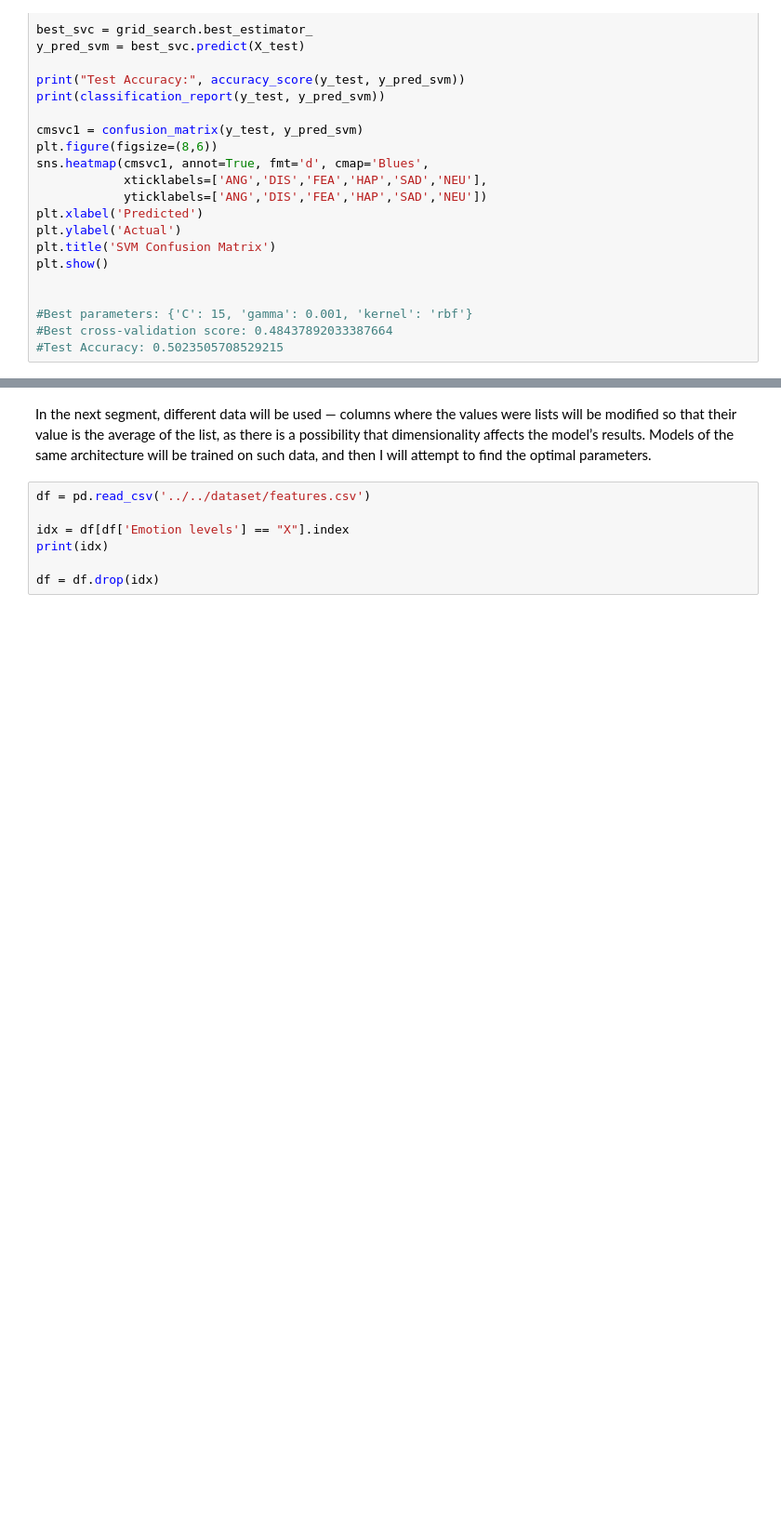
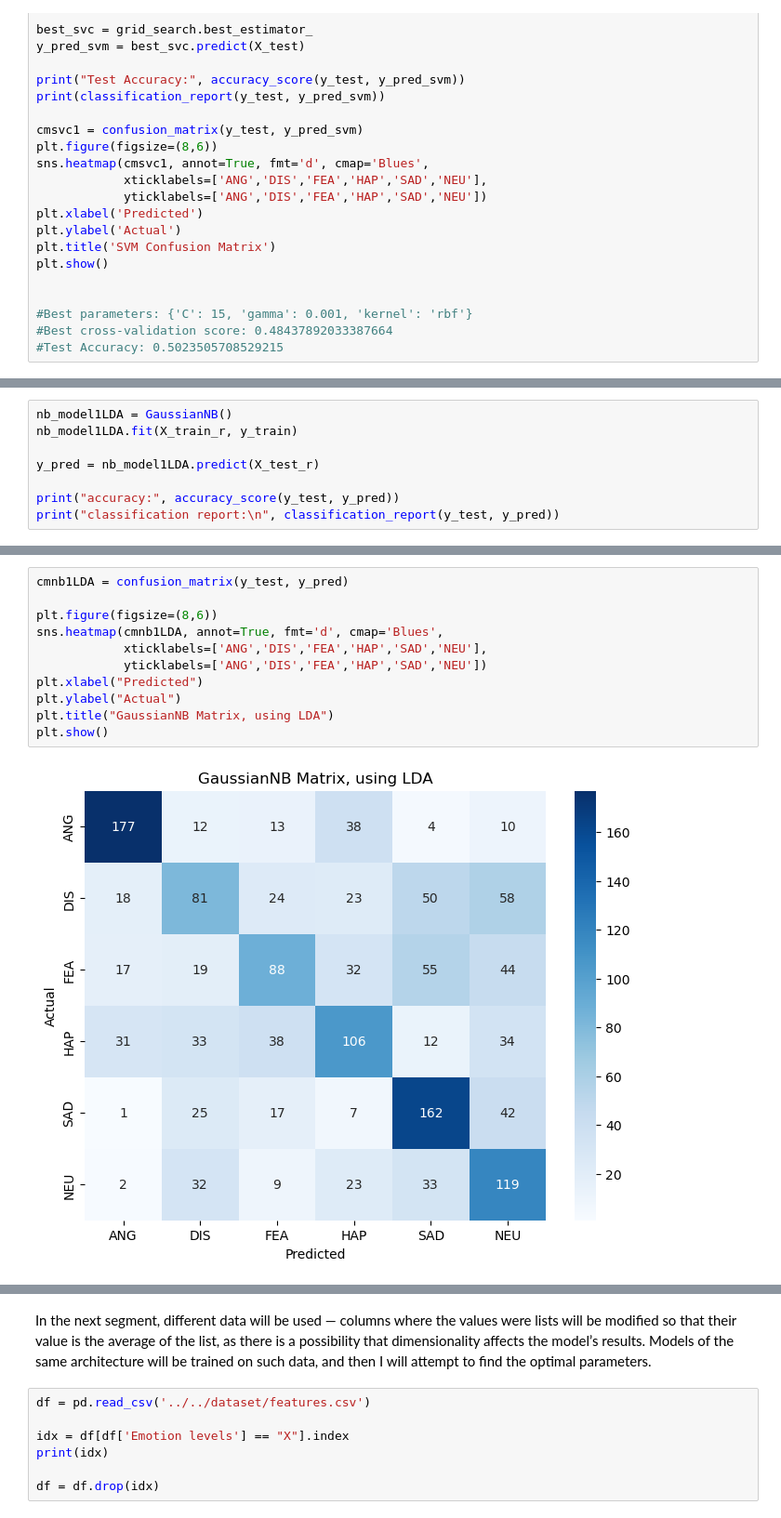
Before and after one commit to MilicaRadojevic/voice_emotion_recognition, a Jupyter notebook: src/notebooks/model-training.ipynb, the cells around one changed output, grey strips where cells are left out. Shown at 93% size. Drawn from its saved outputs; the diff is of its cells as text; blank space fills up the shorter version.

```diff
--- a/src/notebooks/model-training.ipynb
+++ b/src/notebooks/model-training.ipynb
@@ -346,0 +661,8 @@ plt.show()
+# %%
+nb_model1LDA = GaussianNB()
+nb_model1LDA.fit(X_train_r, y_train)
+
+y_pred = nb_model1LDA.predict(X_test_r)
+
+print("accuracy:", accuracy_score(y_test, y_pred))
+print("classification report:\n", classification_report(y_test, y_pred))
@@ -346,0 +684,13 @@ plt.show()
+# %%
+cmnb1LDA = confusion_matrix(y_test, y_pred)
+
+plt.figure(figsize=(8,6))
+sns.heatmap(cmnb1LDA, annot=True, fmt='d', cmap='Blues',
+            xticklabels=['ANG','DIS','FEA','HAP','SAD','NEU'],
+            yticklabels=['ANG','DIS','FEA','HAP','SAD','NEU'])
+plt.xlabel("Predicted")
+plt.ylabel("Actual")
+plt.title("GaussianNB Matrix, using LDA")
+plt.show()
+# %% [output]
+[figure, added]
```
Also changed, not shown: parts of 52 cells of this notebook.
